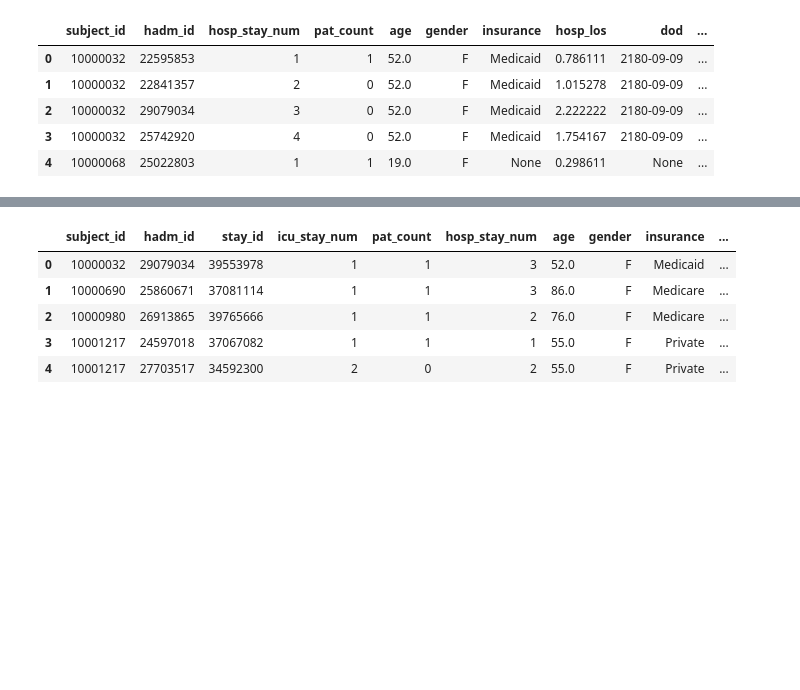
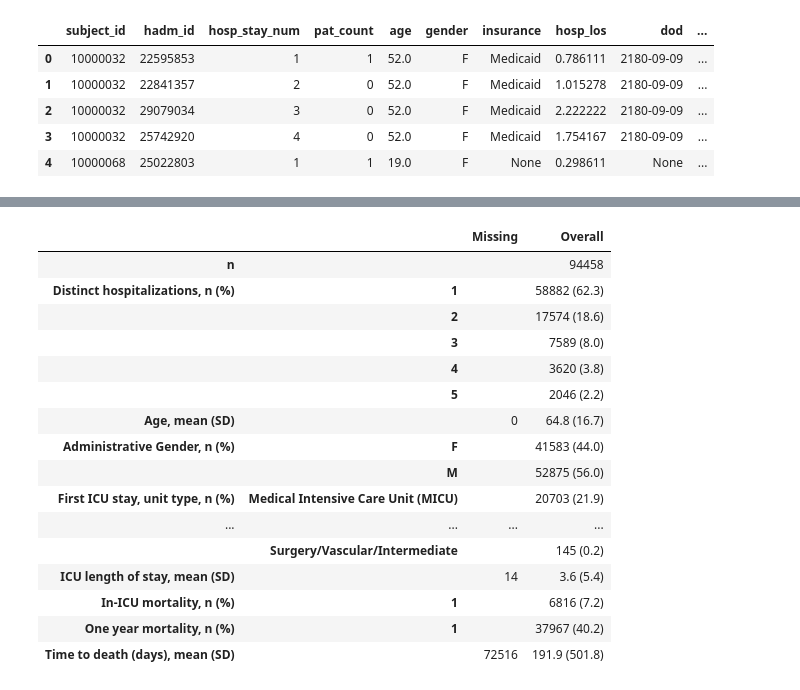
Before and after one commit to aah-41350/MHIA123-Project, a Jupyter notebook: mimic-project/pynotebook.ipynb, the cells around one changed output, grey strips where cells are left out. Cells and saved outputs as stored; diff of their text form; code cells hidden in the pictures; blank space fills up the shorter version.

Commit message:
Fixed TableOne (for now) for both hosp and icu tables

```diff
--- a/mimic-project/pynotebook.ipynb
+++ b/mimic-project/pynotebook.ipynb
@@ -290 +282,8 @@ memory usage: 13.7+ MB
 Total rows: 94,458
+# %%
+print(icu['hadm_count'].unique())
+icu['hadm_count'] = icu['hadm_count'].astype('category')
+icu['one_year_mortality'] = icu['one_year_mortality'].astype('category')
+icu['hospital_mortality'] = icu['hospital_mortality'].astype('category')
+icu['icu_mortality'] = icu['icu_mortality'].astype('category')
+icu.info()
@@ -373,4 +388,66 @@ ICU demographics
 # %%
-icu.info()
-icu.head()
+from tableone import TableOne
+
+columns = [
+    #"pat_count",
+    "hadm_count",
+    "age", "gender", #"insurance",
+    "first_careunit",
+    "icu_los",
+    # "hosp_los",
+    'icu_mortality',
+    # 'hospital_mortality',
+    "one_year_mortality",
+    "days_to_death_last_stay_id"
+]
+
+categorical = [
+    # "pat_count",
+    "hadm_count",
+    "gender", #"insurance",
+    "first_careunit",
+    # mortality flags
+    'icu_mortality',
+    # 'hospital_mortality',
+    'one_year_mortality',
+]
+
+order = {
+    # "pat_count": ['1', '0'],
+    "hadm_count": ['1', '2', '3', '4', '5', '6', '7', '8', '9', '10', '11', '12', '13', '14', '15',
+                   '16', '17', '18', '19', '20', '21', '22', '25', '27', '30', '36'],
+    "gender": ["F", "M"],
+    "icu_mortality": ['1', '0'],
+    # "hospital_mortality": ['1', '0'],
+    "one_year_mortality": ['1', '0'],
+}
+
+limit = {
+    # "pat_count": 1,
+    "hadm_count": 5,
+    # "gender": 1,
+    "first_careunit": 10,
+    "icu_mortality": 1,
+    # "hospital_mortality": 1,
+    "one_year_mortality": 1,
+}
+
+rename = {
+    "pat_count": "Distinct patients", "hadm_count": "Distinct hospitalizations",
+    "age": "Age", "gender": "Administrative Gender", "insurance": "Insurance",
+    "first_careunit": "First ICU stay, unit type",
+    "icu_los": "ICU length of stay", "hosp_los": "Hospital length of stay",
+    "icu_mortality": "In-ICU mortality",
+    "hospital_mortality": "In-hospital mortality",
+    "one_year_mortality": "One year mortality",
+    "days_to_death_last_stay_id": "Time to death (days)",
+}
+
+#print('Hospital demographics')
+#hosp_table = TableOne(hosp, columns=columns, categorical=categorical, order=order, limit=limit, rename=rename)
+#display(hosp_table)
+
+print('ICU demographics')
+icu_table = TableOne(icu, columns=columns, categorical=categorical, order=order, limit=limit, rename=rename)
+display(icu_table)
 # %% [output]
@@ -394,6 +455,17 @@ memory usage: 13.7+ MB
-|  | subject_id | hadm_id | stay_id | icu_stay_num | pat_count | hosp_stay_num | age | gender | insurance | ... |
-| 0 | 10000032 | 29079034 | 39553978 | 1 | 1 | 3 | 52.0 | F | Medicaid | ... |
-| 1 | 10000690 | 25860671 | 37081114 | 1 | 1 | 3 | 86.0 | F | Medicare | ... |
-| 2 | 10000980 | 26913865 | 39765666 | 1 | 1 | 2 | 76.0 | F | Medicare | ... |
-| 3 | 10001217 | 24597018 | 37067082 | 1 | 1 | 1 | 55.0 | F | Private | ... |
-| 4 | 10001217 | 27703517 | 34592300 | 2 | 0 | 2 | 55.0 | F | Private | ... |
+|  |  | Missing | Overall |
+| n |  |  | 94458 |
+| Distinct hospitalizations, n (%) | 1 |  | 58882 (62.3) |
+|  | 2 |  | 17574 (18.6) |
+|  | 3 |  | 7589 (8.0) |
+|  | 4 |  | 3620 (3.8) |
+|  | 5 |  | 2046 (2.2) |
+| Age, mean (SD) |  | 0 | 64.8 (16.7) |
+| Administrative Gender, n (%) | F |  | 41583 (44.0) |
+|  | M |  | 52875 (56.0) |
+| First ICU stay, unit type, n (%) | Medical Intensive Care Unit (MICU) |  | 20703 (21.9) |
+| ... | ... | ... | ... |
+|  | Surgery/Vascular/Intermediate |  | 145 (0.2) |
+| ICU length of stay, mean (SD) |  | 14 | 3.6 (5.4) |
+| In-ICU mortality, n (%) | 1 |  | 6816 (7.2) |
+| One year mortality, n (%) | 1 |  | 37967 (40.2) |
+| Time to death (days), mean (SD) |  | 72516 | 191.9 (501.8) |
```
Also changed, not shown: parts of 8 cells of this notebook.
